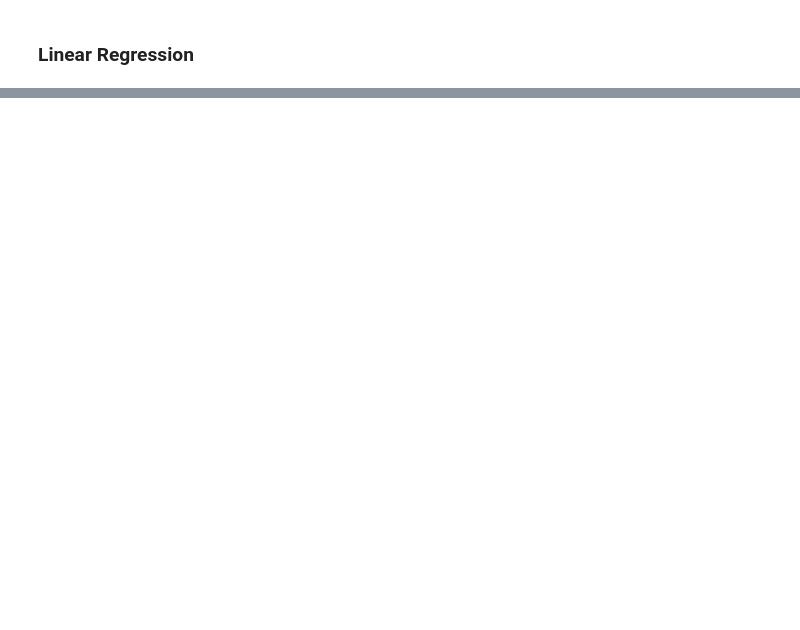
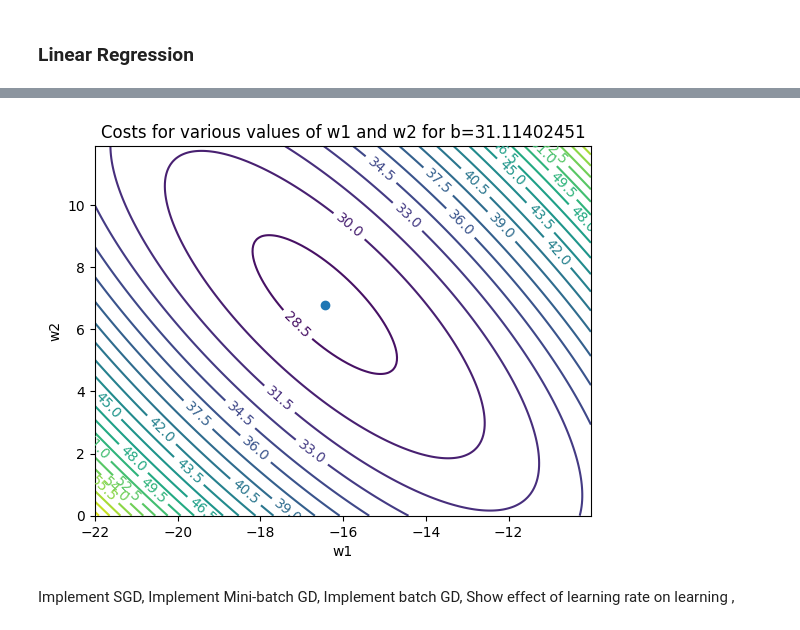
Before and after one commit to Ulixes-8/Novel-Edge-Detection-Algorithm-for-Identifying-Cell-Boundaries, a Jupyter notebook: linear_regression.ipynb, the cells around one changed output, grey strips where cells are left out. Cells and saved outputs as stored; diff of their text form; code cells hidden in the pictures; blank space fills up the shorter version.

```diff
--- a/linear_regression.ipynb
+++ b/linear_regression.ipynb
@@ -65,0 +58,27 @@ x_input.shape
+# %%
+def cost(w, x, y):
+    return np.mean((y - x.dot(w))**2) / 2
+# %%
+w1s = np.arange(-22, -10, 0.01)
+w2s = np.arange(0, 12, 0.1)
+b = 31.11402451
+W1, W2 = np.meshgrid(w1s, w2s)
+z_cost = np.zeros([len(w2s), len(w1s)])
+for i in range(W1.shape[0]):
+    for j in range(W1.shape[1]):
+        w = np.array([W1[i, j], W2[i, j], b])
+        z_cost[i, j] = cost(w, X, y)
+CS = plt.contour(W1, W2, z_cost,25)
+plt.clabel(CS, inline=1, fontsize=10)
+plt.title('Costs for various values of w1 and w2 for b=31.11402451')
+plt.xlabel("w1")
+plt.ylabel("w2")
+plt.plot([-16.44307658], [6.79809451], 'o') # this will be the minima that we'll find later
+plt.show()
+# %% [output]
+[figure, added]
+# %% [markdown]
+Implement SGD,
+Implement Mini-batch GD,
+Implement batch GD,
+Show effect of learning rate on learning ,
```
Also changed, not shown: parts of 13 cells of this notebook, 5 other files.
